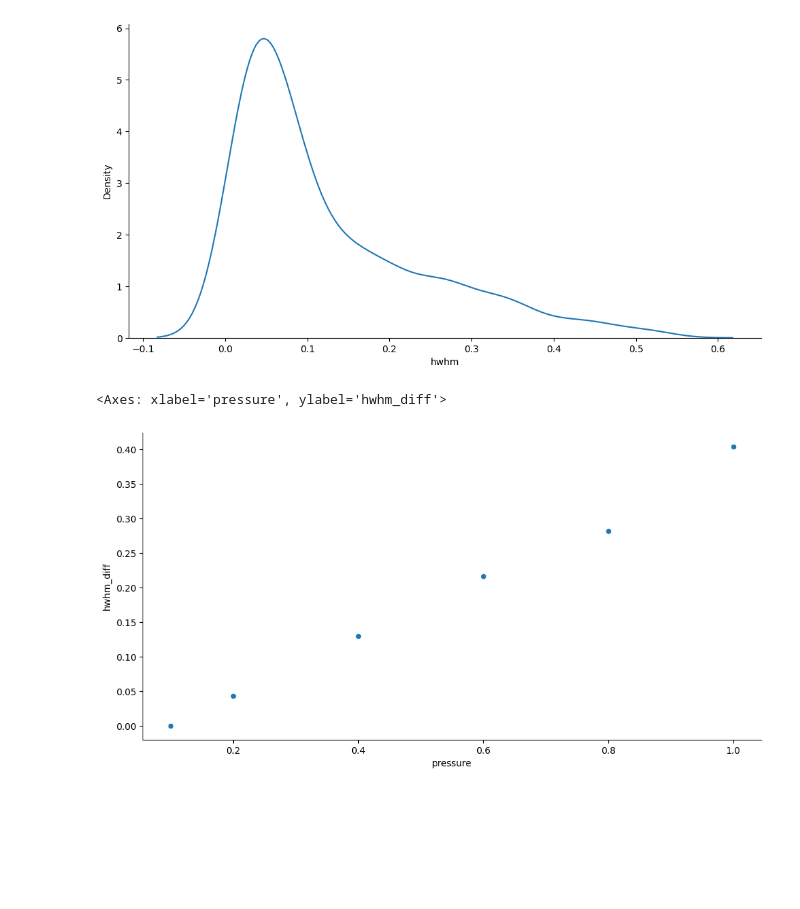
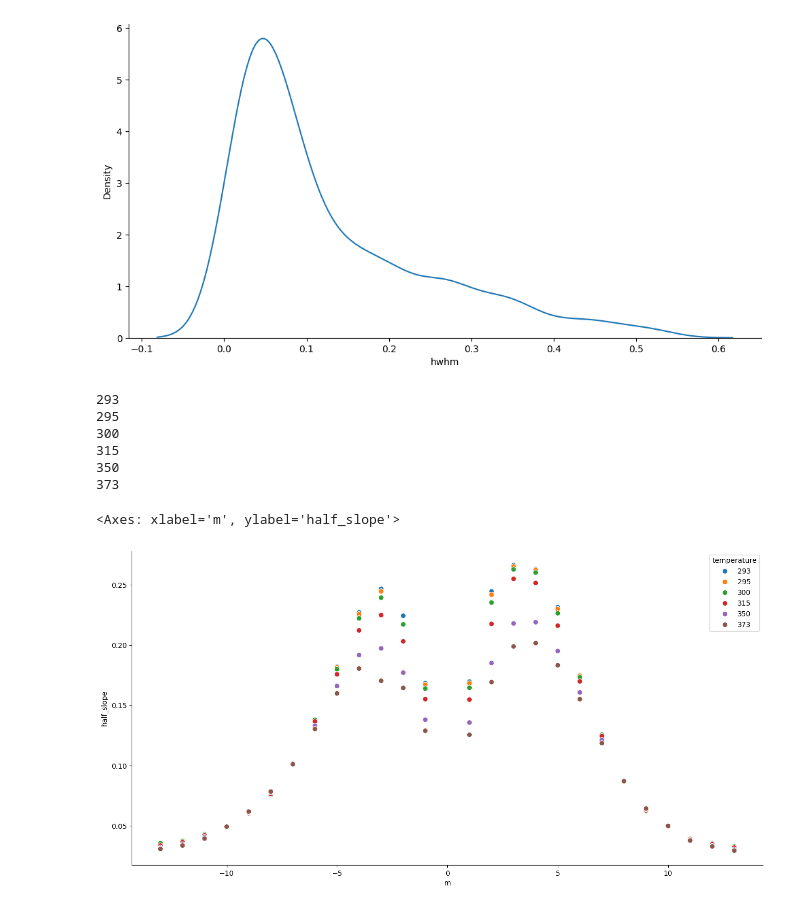
Before and after one commit to Alexandre-Esposte/LineProphet-Machine-Learning-for-Spectral-Attributes, a Jupyter notebook: nbs/selfBroadeningHCl.ipynb, the cells around one changed output. Saved outputs shown, nothing was run; the diff lists cells and outputs as text; code cells hidden in the pictures; blank space fills up the shorter version.

```diff
--- a/nbs/selfBroadeningHCl.ipynb
+++ b/nbs/selfBroadeningHCl.ipynb
@@ -194,9 +193,23 @@ sb = lines35.query('temperature == 295')[['branch','m','pressure','hwhm']]
-# %%
-aux = sb.query(f'm == -2').reset_index(drop=True).sort_values(by='pressure')
-
-aux['hwhm_diff'] = aux['hwhm'] - aux.loc[0,'hwhm']
-
-sns.scatterplot(data = aux, x='pressure',y='hwhm_diff')
-# %% [output]
-<Axes: xlabel='pressure', ylabel='hwhm_diff'>
-[figure, removed]
+# %%
+sb = pd.DataFrame()
+for temperature in lines35['temperature'].unique():
+    print(temperature)
+    line_temp_cte = lines35.query(f'temperature == {temperature}')
+
+    result = broadeningprocessing.selfBroadeningPressure(line_temp_cte)
+    sb = pd.concat([sb,result],axis=0)
+# %% [output]
+293
+295
+300
+315
+350
+373
+# %%
+sb['half_slope'] = sb['slope'] / 2
+# %%
+plt.figure(figsize=(16,8))
+sns.scatterplot(data = sb, x='m',y='half_slope', hue='temperature', palette= 'tab10', s=50)
+# %% [output]
+<Axes: xlabel='m', ylabel='half_slope'>
+[figure, added]
```
Also changed, not shown: parts of 6 cells of this notebook, 4 other files.
